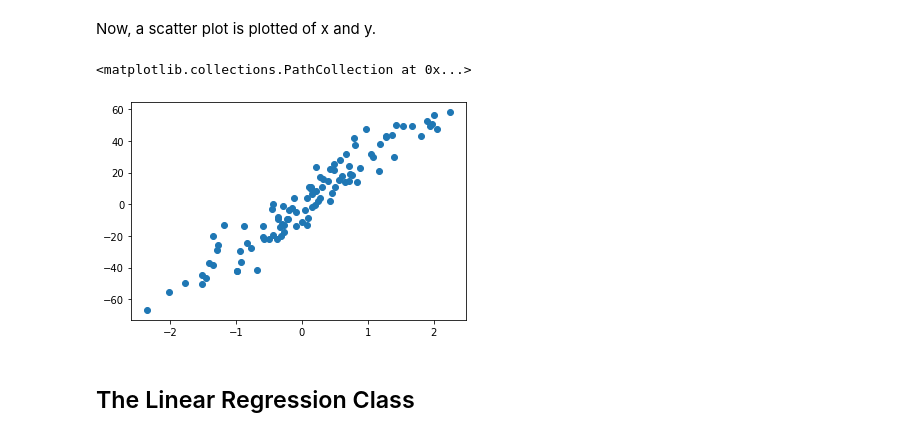
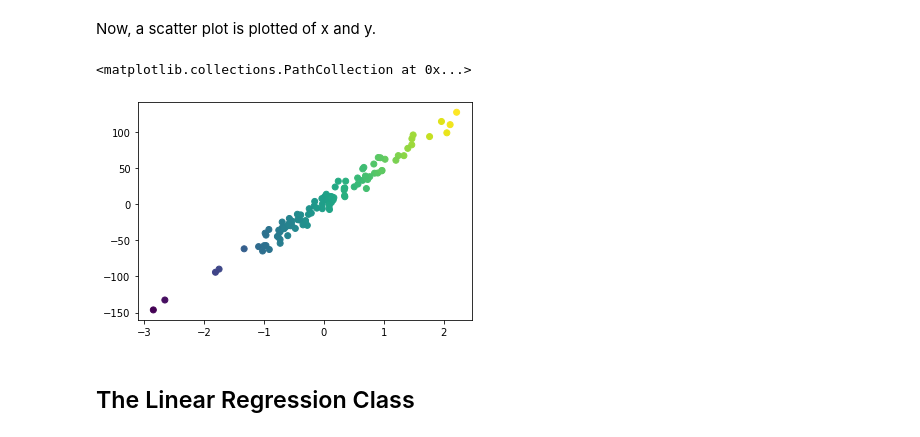
Before and after one commit to 19mcmi07/ml_lab, a Jupyter notebook: gradient_descent_linear_regression.ipynb, the cells around one changed output. Drawn from its saved outputs; the diff is of its cells as text; code cells hidden in the pictures.

Commit message:
add plot to linear-reg

```diff
--- a/gradient_descent_linear_regression.ipynb
+++ b/gradient_descent_linear_regression.ipynb
@@ -10,13 +10,14 @@ from sklearn.datasets import make_regression
 Get the x and y vectors from the sklearn dataset 'make_regression'. We choose number of samples as 100 and number of features as 1. Also some noise is added so that it is easier to visualize.
 # %%
 x, y = make_regression(n_features=1, n_samples=100, noise=8)
+y = y.reshape(-1,1)
 # %% [markdown]
 Now, a scatter plot is plotted of x and y.
 # %%
-plt.scatter(x,y)
+plt.scatter(x, y, c=x)
 # %% [output]
 <matplotlib.collections.PathCollection at 0x...>
-[figure, old version]
+[figure, new version]
 # %% [markdown]
 ## The Linear Regression Class
 # %%
```
Also changed, not shown: parts of 6 cells of this notebook.
